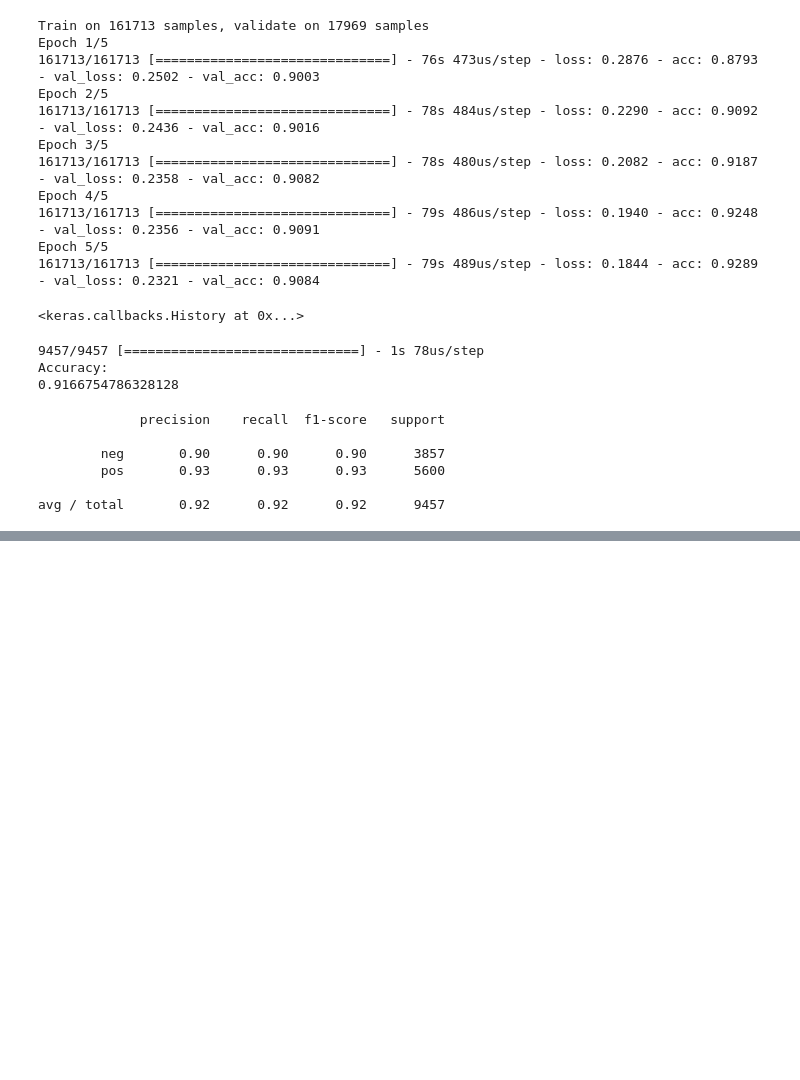
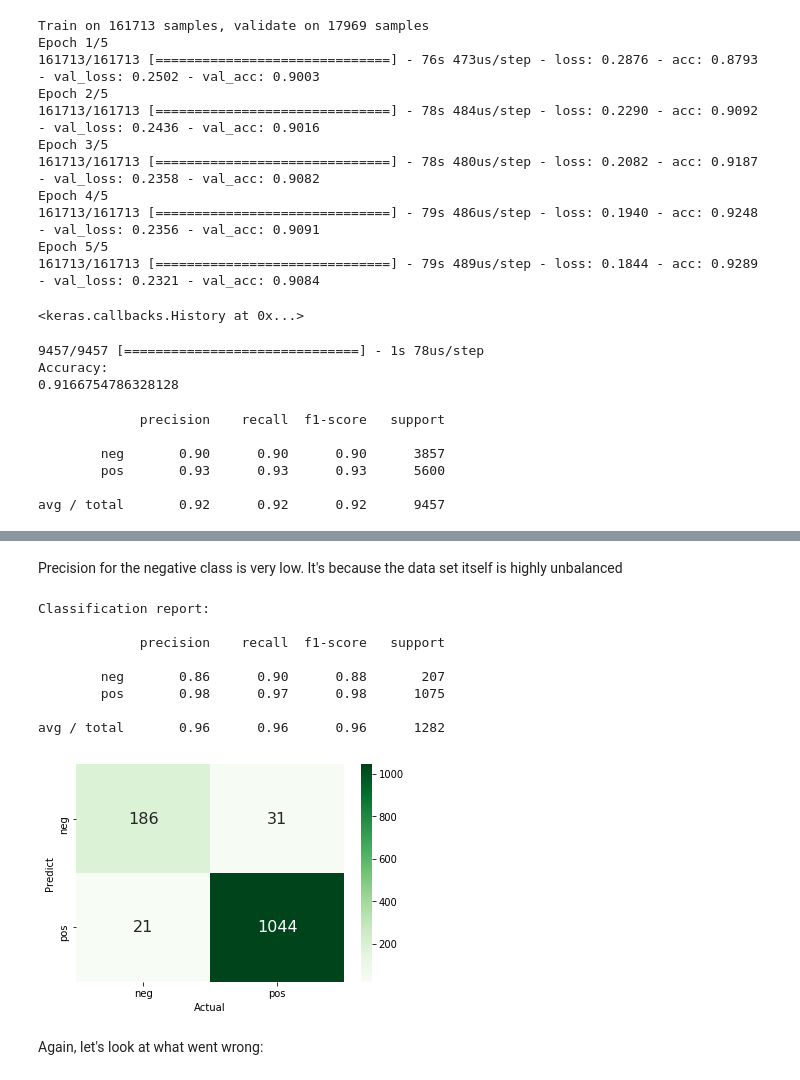
Before and after one commit to risson/sentiment_analysis, a Jupyter notebook: simpleCNN.ipynb, the cells around one changed output, grey strips where cells are left out. Drawn from its saved outputs; the diff is of its cells as text; code cells hidden in the pictures; blank space fills up the shorter version.

```diff
--- a/simpleCNN.ipynb
+++ b/simpleCNN.ipynb
@@ -514,0 +786,33 @@ print(x_val_raw[error_index[4]],y_val[error_index[4]],predlist[error_index[4]])
+# %% [markdown]
+Precision for the negative class is very low. It's because the data set itself is highly unbalanced
+# %%
+Xlive_seq = Xlive_seq[15000:]
+pred_live = best_model.predict_classes(Xlive_seq)
+pred_live = [x[0] for x in pred_live.tolist()]
+ylive = ylive[15000:]
+
+report = classification_report(y_pred=np.array(pred_live), y_true=np.array(ylive), target_names=list(LABELS.values()))
+print('Classification report: \n')
+print(report)
+
+df = pd.DataFrame(data={'Predict':pred_live,
+                       'Actual': ylive})
+df_cm = df.groupby(['Predict','Actual']).count().reset_index()
+df_cm['Predict'] = df_cm['Predict'].map(LABELS)
+df_cm['Actual'] = df_cm['Actual'].map(LABELS)
+count = df.groupby(['Predict','Actual'])['Predict'].count().values
+df_cm['count'] = pd.Series(count)
+df_cm = df_cm.pivot(index='Predict', columns='Actual', values='count')
+sns.heatmap(df_cm, annot=True, annot_kws={'size':16}, fmt='g', cmap='Greens', xticklabels=True, yticklabels=True);
+# %% [output]
+Classification report:
+
+             precision    recall  f1-score   support
+
+        neg       0.86      0.90      0.88       207
+        pos       0.98      0.97      0.98      1075
+
+avg / total       0.96      0.96      0.96      1282
+[figure, added]
+# %% [markdown]
+Again, let's look at what went wrong:
```
Also changed, not shown: parts of 51 cells of this notebook.
